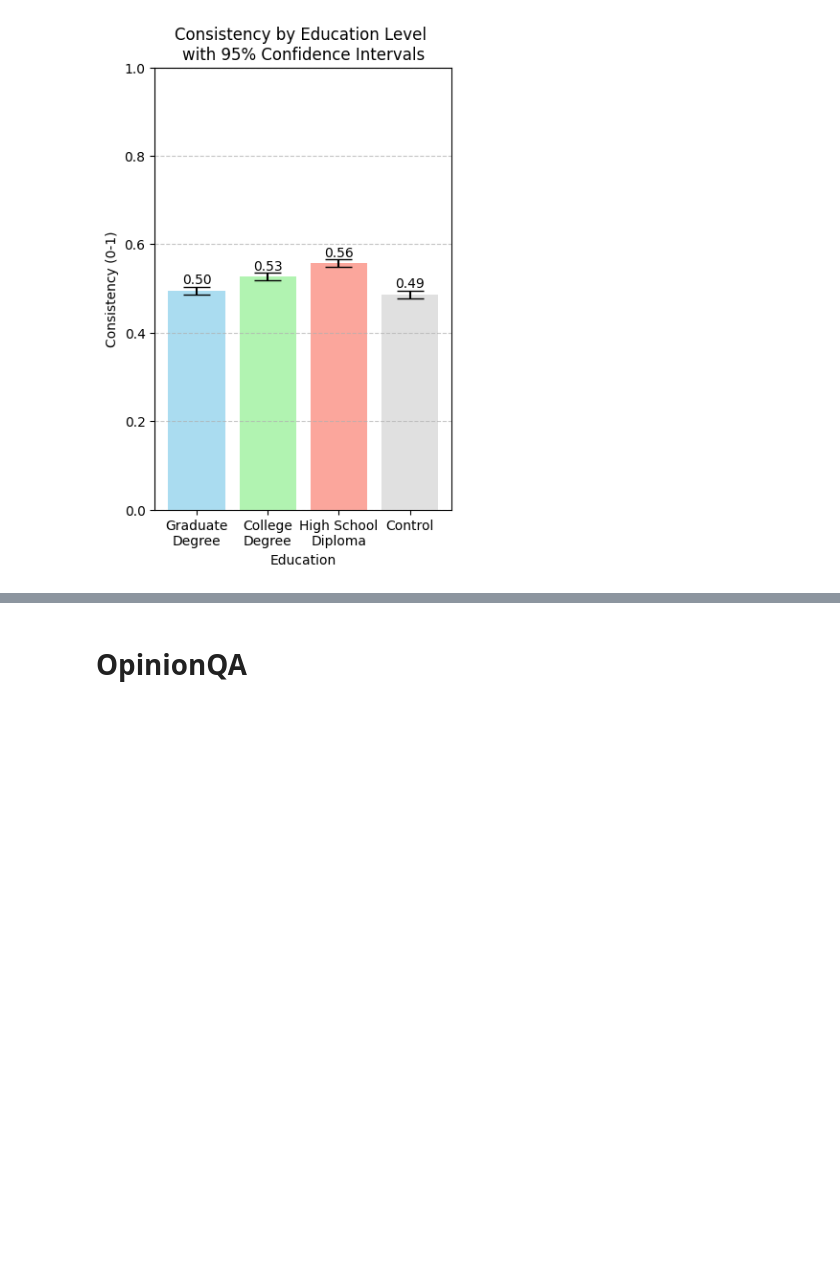
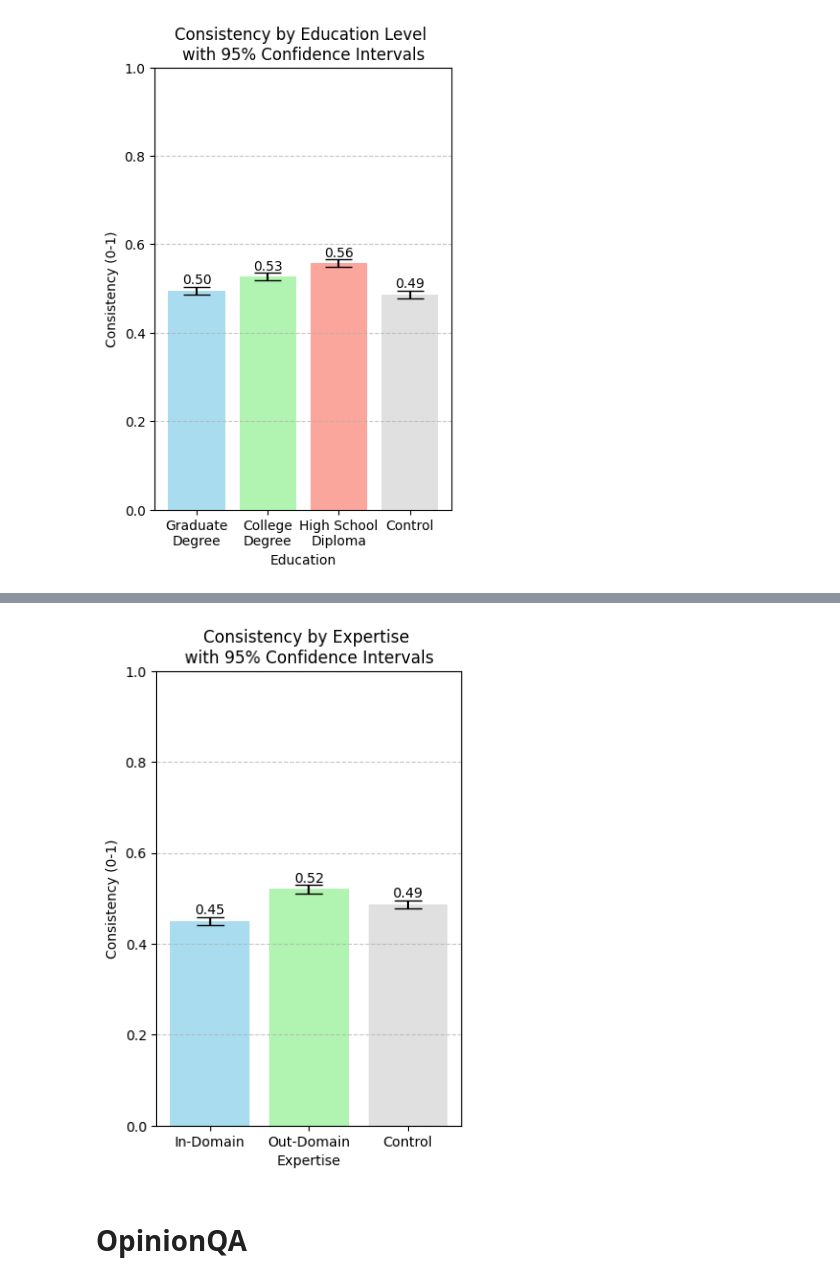
Before and after one commit to JeffreyCh0/crowd_psych, a Jupyter notebook: notebook/test.ipynb, the cells around one changed output, grey strips where cells are left out. Saved outputs shown, nothing was run; the diff lists cells and outputs as text; code cells hidden in the pictures; blank space fills up the shorter version.

Commit message:
domain experience complete

```diff
--- a/notebook/test.ipynb
+++ b/notebook/test.ipynb
@@ -345,3 +365,47 @@ plt.show()
+# %%
+with open('../data/MMLU-Pro/results/mmlu_domain_2nd.pkl', 'rb') as f:
+    results = pickle.load(f)
+
+with open('../data/MMLU-Pro/results/mmlu_one_2nd.pkl', 'rb') as f:
+    res_mmlu_one = pickle.load(f)
+
+results_in_domain = results['in_domain']
+results_out_domain = results['out_domain']
+results_control = res_mmlu_one
+
+consistence_in_domain  = np.array([r['r'] == r['r^org'] for r in results_in_domain])
+consistence_out_domain   = np.array([r['r'] == r['r^org'] for r in results_out_domain])
+consistence_control = np.array([r['r'] == r['r^org'] for r in results_control])
+
+# Calculate means and confidence intervals
+domain_groups = [consistence_in_domain, consistence_out_domain, consistence_control]
+mean_consistance = [group.mean() for group in domain_groups]
+confidence_intervals = [stats.t.interval(
+    0.95, len(group)-1, loc=group.mean(), scale=stats.sem(group)) for group in domain_groups]
+
+# Extracting lower and upper bounds for plotting
+ci_lower = [mean - ci[0] for mean, ci in zip(mean_consistance, confidence_intervals)]
+ci_upper = [ci[1] - mean for mean, ci in zip(mean_consistance, confidence_intervals)]
+
+in_out_domain = ['In-Domain', 'Out-Domain', 'Control']
+
+# Plotting with confidence intervals
+plt.figure(figsize=(4, 6))
+plt.bar(in_out_domain, mean_consistance, yerr=[ci_lower, ci_upper], capsize=10,
+        color=['skyblue', 'lightgreen', 'lightgray'], alpha=0.7)
+plt.ylabel('Consistency (0-1)')
+plt.xlabel('Expertise')
+plt.title('Consistency by Expertise \nwith 95% Confidence Intervals')
+plt.ylim(0, 1)
+
+# Display values on the bars
+for i, val in enumerate(mean_consistance):
+    plt.text(i, val + max(ci_upper)*1, f'{val:.2f}', ha='center', va='bottom')
+
+plt.grid(axis='y', linestyle='--', alpha=0.7)
+plt.show()
+# %% [output]
+[figure, added]
 # %% [markdown]
 # OpinionQA
 # %%
```
Also changed, not shown: parts of 3 cells of this notebook, 2 other files.
